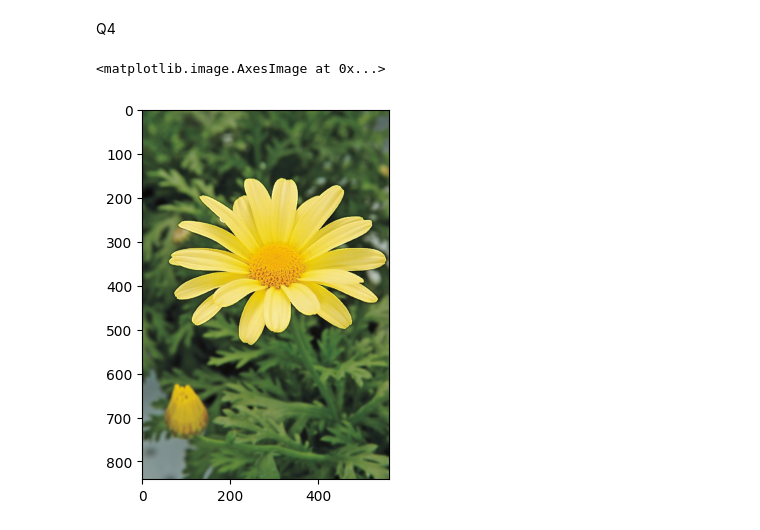
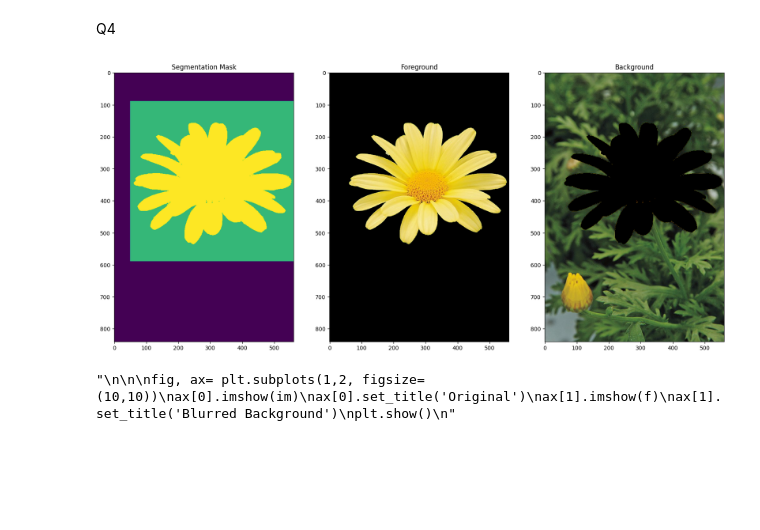
Before and after one commit to SathyaYapa/ImgProAssignment2, a Jupyter notebook: d_eng_21_0109_a02.ipynb, the cells around one changed output. Drawn from its saved outputs; the diff is of its cells as text; code cells hidden in the pictures; blank space fills up the shorter version.

```diff
--- a/d_eng_21_0109_a02.ipynb
+++ b/d_eng_21_0109_a02.ipynb
@@ -143,35 +137,53 @@ im= cv.imread(r"D:\Saves\Python\ImgProAssignment2\images\daisy.jpg", cv.IMREAD_C
 im=cv.cvtColor(im, cv.COLOR_BGR2RGB)
 assert im is not None
 
 x = np.arange(-5, 5.5, 0.5)
 y = np.arange(-5, 5.5, 0.5)
 X, Y = np.meshgrid(x, y)
 
 mask = np.zeros(im.shape[:2],np.uint8)
 bgdModel = np.zeros((1,65),np.float64)
 fgdModel = np.zeros((1,65),np.float64)
-rect = (50,50,550,600)
+rect = (50,90,550,500)
 
 cv.grabCut(im,mask,rect,bgdModel,fgdModel,5,cv.GC_INIT_WITH_RECT)
 
 mask2 = np.where((mask==2)|(mask==0),0,1).astype('uint8')
 
 fgd = im*mask2[:,:,np.newaxis]
 bgd = cv.subtract(im, fgd)
 
 # define sigma
-sigma = 1
+sigma = 1.25
 
 # calculate the kernels
 G= np.exp(-(X**2+Y**2)/(2*sigma**2))
 G=G/np.sum(G)
 
 bgdblurred=cv.filter2D(bgd, -1, G)
 
 f=cv.add(bgdblurred, fgd)
 
 
-plt.imshow(f)
+
+fig, ax= plt.subplots(1,3, figsize=(20,20))
+ax[0].imshow(mask)
+ax[0].set_title('Segmentation Mask')
+ax[1].imshow(fgd)
+ax[1].set_title('Foreground')
+ax[2].imshow(bgd)
+ax[2].set_title('Background')
+plt.show()
+'''
+
+
+fig, ax= plt.subplots(1,2, figsize=(10,10))
+ax[0].imshow(im)
+ax[0].set_title('Original')
+ax[1].imshow(f)
+ax[1].set_title('Blurred Background')
+plt.show()
+'''
 # %% [output]
+[figure, new version]
-<matplotlib.image.AxesImage at 0x...>
+"\n\n\nfig, ax= plt.subplots(1,2, figsize=(10,10))\nax[0].imshow(im)\nax[0].set_title('Original')\nax[1].imshow(f)\nax[1].set_title('Blurred Background')\nplt.show()\n"
-[figure, old version]
```
Also changed, not shown: parts of 2 cells of this notebook, 1 other file.
